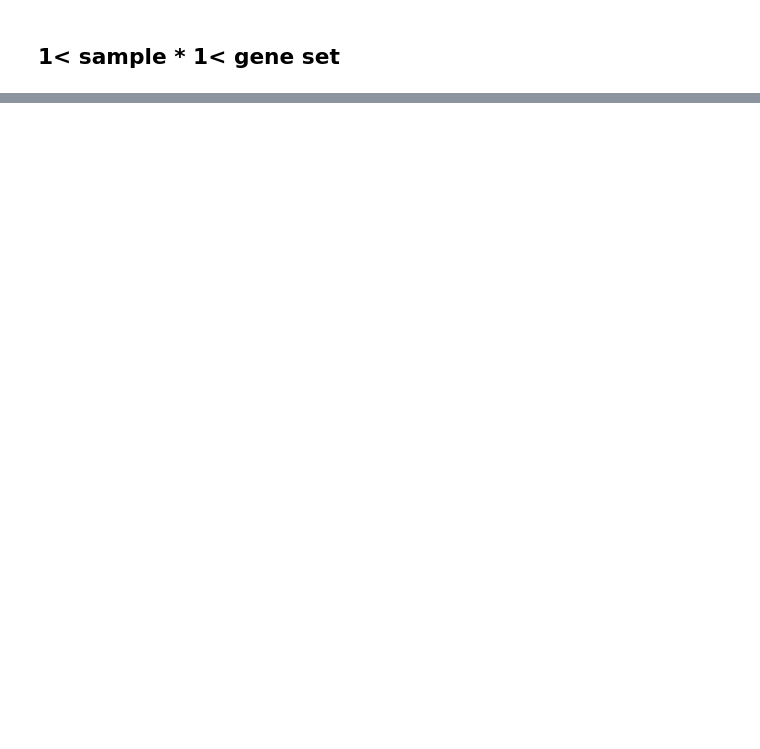
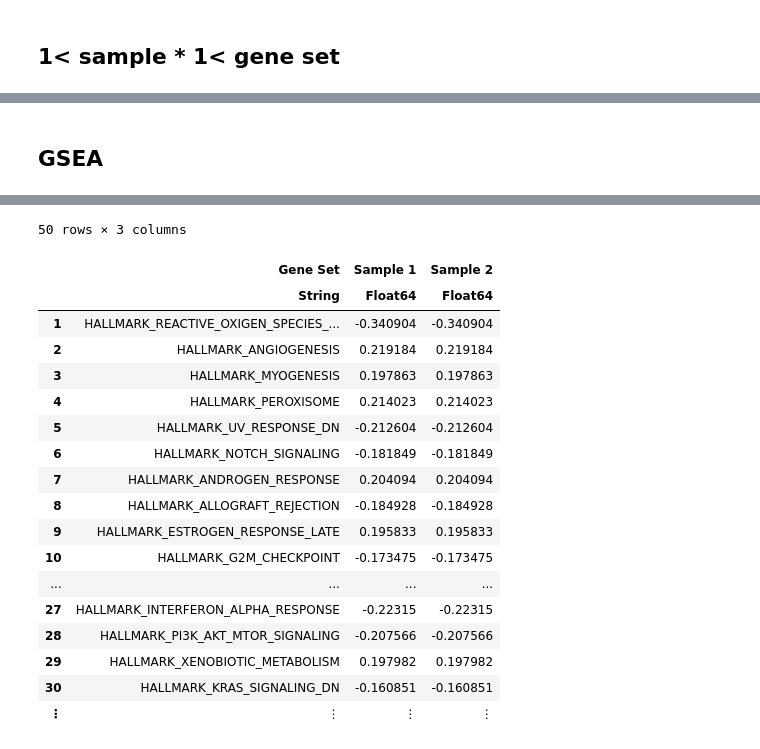
Before and after one commit to KatharineME/Kate.jl, a Jupyter notebook: notebook/gsea.ipynb, the cells around one changed output, grey strips where cells are left out. Drawn from its saved outputs; the diff is of its cells as text; code cells hidden in the pictures; blank space fills up the shorter version.

Commit message:
gsea

```diff
--- a/notebook/gsea.ipynb
+++ b/notebook/gsea.ipynb
@@ -79,0 +251,26 @@ gene_set_x_sample = Kraft.compute_gene_set_enrichment(gene_x_sample, gene_set_ge
+# %% [markdown]
+## GSEA
+# %%
+const gene_x_sample_tsv_file_path = "/home/kwat/github/kraft/notebook/gene_x_sample.tsv"
+
+const gmt_file_paths = [
+    "/home/kwat/garden/data/gene_set/msigdb_v6.2/h.all.v6.2.symbols.gmt",
+#     "/home/kwat/garden/data/gene_set/msigdb_v6.2/c1.all.v6.2.symbols.gmt",
+#     "/home/kwat/garden/data/gene_set/msigdb_v6.2/c2.all.v6.2.symbols.gmt",
+#     "/home/kwat/garden/data/gene_set/msigdb_v6.2/c3.all.v6.2.symbols.gmt",
+#     "/home/kwat/garden/data/gene_set/msigdb_v6.2/c5.all.v6.2.symbols.gmt",
+#     "/home/kwat/garden/data/gene_set/msigdb_v6.2/c6.all.v6.2.symbols.gmt",
+#     "/home/kwat/garden/data/gene_set/msigdb_v6.2/c7.all.v6.2.symbols.gmt",
+#     "/home/kwat/garden/data/gene_set/hippo_pathway.gmt",
+#     "/home/kwat/garden/data/gene_set/stem_cell.gmt",
+#     "/home/kwat/garden/data/gene_set/yap_signature.gmt",
+]
+
+const output_directory_path = "/home/kwat/output"
+
+gene_set_x_sample = gsea(
+    gene_x_sample_tsv_file_path,
+    gmt_file_paths,
+    output_directory_path,
+)
+# %% [output]
@@ -79,0 +278,19 @@ gene_set_x_sample = Kraft.compute_gene_set_enrichment(gene_x_sample, gene_set_ge
+50 rows × 3 columns
+|  | Gene Set | Sample 1 | Sample 2 |
+|  | String | Float64 | Float64 |
+| 1 | HALLMARK_REACTIVE_OXIGEN_SPECIES_... | -0.340904 | -0.340904 |
+| 2 | HALLMARK_ANGIOGENESIS | 0.219184 | 0.219184 |
+| 3 | HALLMARK_MYOGENESIS | 0.197863 | 0.197863 |
+| 4 | HALLMARK_PEROXISOME | 0.214023 | 0.214023 |
+| 5 | HALLMARK_UV_RESPONSE_DN | -0.212604 | -0.212604 |
+| 6 | HALLMARK_NOTCH_SIGNALING | -0.181849 | -0.181849 |
+| 7 | HALLMARK_ANDROGEN_RESPONSE | 0.204094 | 0.204094 |
+| 8 | HALLMARK_ALLOGRAFT_REJECTION | -0.184928 | -0.184928 |
+| 9 | HALLMARK_ESTROGEN_RESPONSE_LATE | 0.195833 | 0.195833 |
+| 10 | HALLMARK_G2M_CHECKPOINT | -0.173475 | -0.173475 |
+| ... | ... | ... | ... |
+| 27 | HALLMARK_INTERFERON_ALPHA_RESPONSE | -0.22315 | -0.22315 |
+| 28 | HALLMARK_PI3K_AKT_MTOR_SIGNALING | -0.207566 | -0.207566 |
+| 29 | HALLMARK_XENOBIOTIC_METABOLISM | 0.197982 | 0.197982 |
+| 30 | HALLMARK_KRAS_SIGNALING_DN | -0.160851 | -0.160851 |
+| ⋮ | ⋮ | ⋮ | ⋮ |
```
Also changed, not shown: parts of 13 cells of this notebook, 2 other files.
